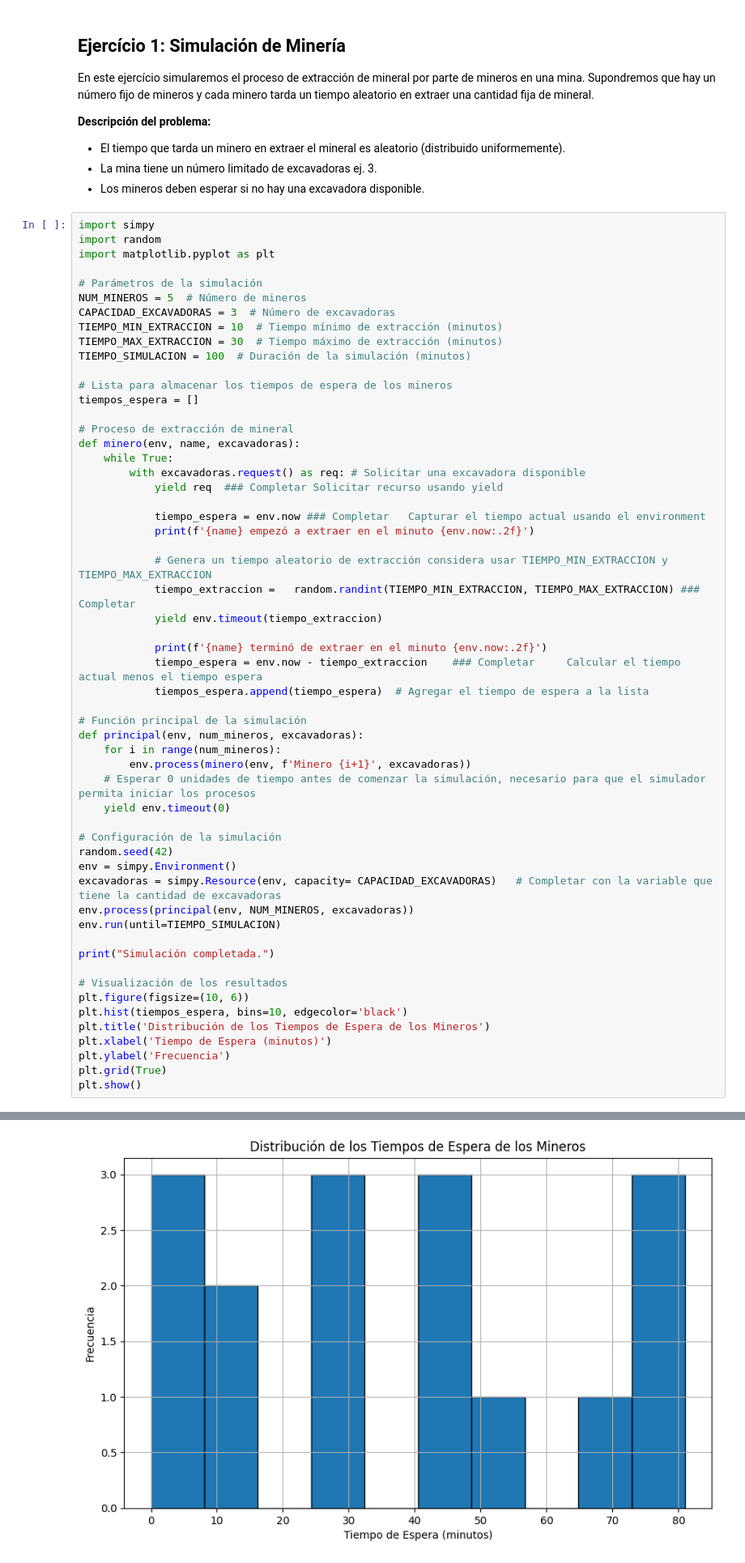
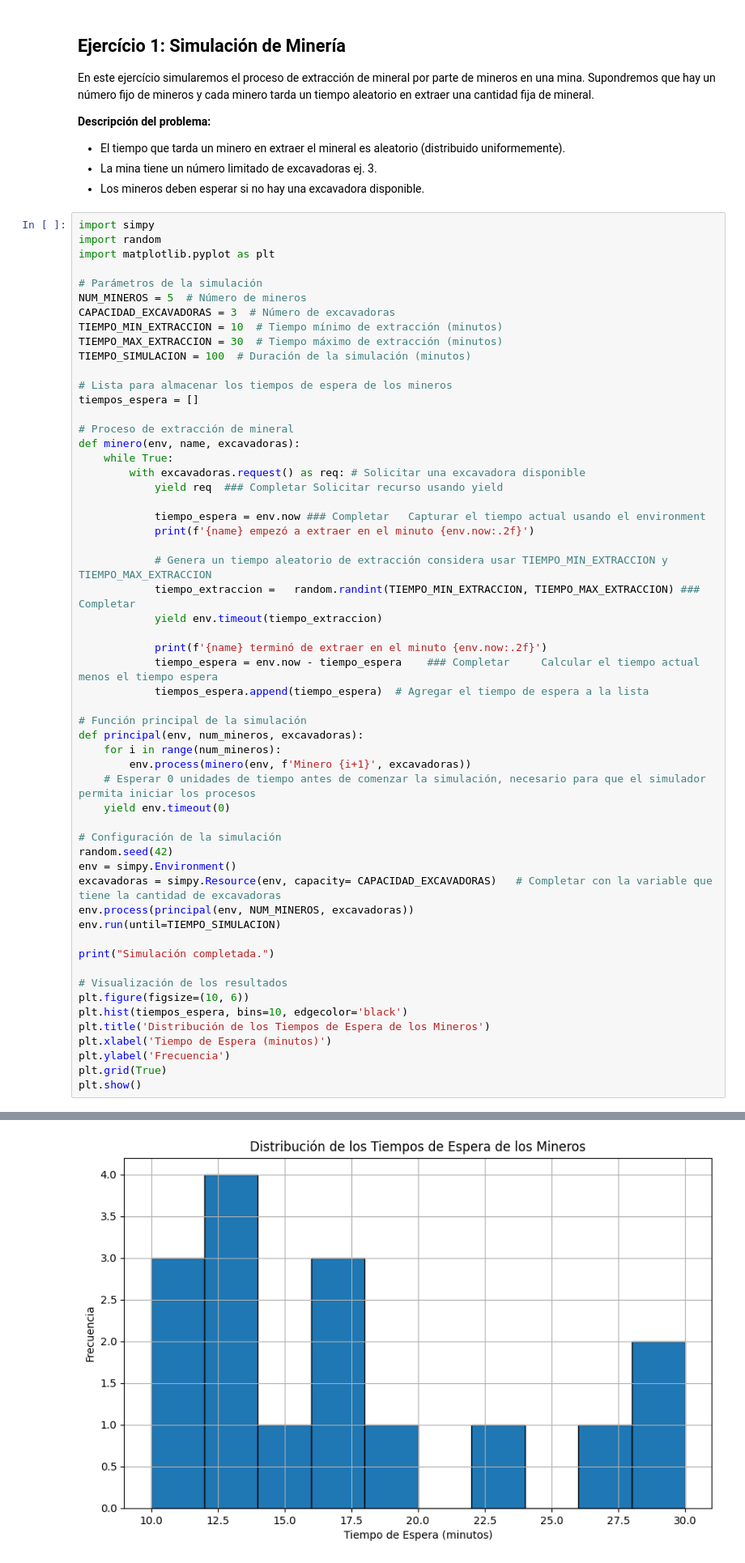
Before and after one commit to AndersonSamame/Clase-N-1-Pyhton, a Jupyter notebook: Sesión_III_Tarea_2_Vladimir Samame.ipynb, the cells around one changed output, grey strips where cells are left out. Shown at 81% size. Saved outputs shown, nothing was run; the diff lists cells and outputs as text.

```diff
--- a/Sesión_III_Tarea_2_Vladimir Samame.ipynb
+++ b/Sesión_III_Tarea_2_Vladimir Samame.ipynb
@@ -57,7 +57,7 @@ def minero(env, name, excavadoras):
             yield env.timeout(tiempo_extraccion)
 
             print(f'{name} terminó de extraer en el minuto {env.now:.2f}')
-            tiempo_espera = env.now - tiempo_extraccion    ### Completar     Calcular el tiempo actual menos el tiempo espera
+            tiempo_espera = env.now - tiempo_espera    ### Completar     Calcular el tiempo actual menos el tiempo espera
             tiempos_espera.append(tiempo_espera)  # Agregar el tiempo de espera a la lista
 
 # Función principal de la simulación
@@ -75,34 +75,34 @@ env.process(principal(env, NUM_MINEROS, excavadoras))
 env.run(until=TIEMPO_SIMULACION)
 
 print("Simulación completada.")
 
 # Visualización de los resultados
 plt.figure(figsize=(10, 6))
 plt.hist(tiempos_espera, bins=10, edgecolor='black')
 plt.title('Distribución de los Tiempos de Espera de los Mineros')
 plt.xlabel('Tiempo de Espera (minutos)')
 plt.ylabel('Frecuencia')
 plt.grid(True)
 plt.show()
 # %% [output]
 Minero 1 empezó a extraer en el minuto 0.00
 Minero 2 empezó a extraer en el minuto 0.00
 Minero 3 empezó a extraer en el minuto 0.00
 Minero 3 terminó de extraer en el minuto 10.00
 Minero 4 empezó a extraer en el minuto 10.00
 Minero 2 terminó de extraer en el minuto 13.00
 Minero 5 empezó a extraer en el minuto 13.00
 Minero 4 terminó de extraer en el minuto 28.00
 Minero 3 empezó a extraer en el minuto 28.00
 Minero 1 terminó de extraer en el minuto 30.00
 Minero 5 terminó de extraer en el minuto 30.00
 Minero 2 empezó a extraer en el minuto 30.00
 ... (20 lines left out)
 Minero 3 empezó a extraer en el minuto 91.00
 Minero 4 terminó de extraer en el minuto 97.00
 Minero 5 empezó a extraer en el minuto 97.00
 Simulación completada.
-[figure, old version]
+[figure, new version]
 # %% [markdown]
 ## Ejercício 2: Simulación de Estación de Gasolina
 # %% [markdown]
```
Also changed, not shown: parts of 1 cell of this notebook.
